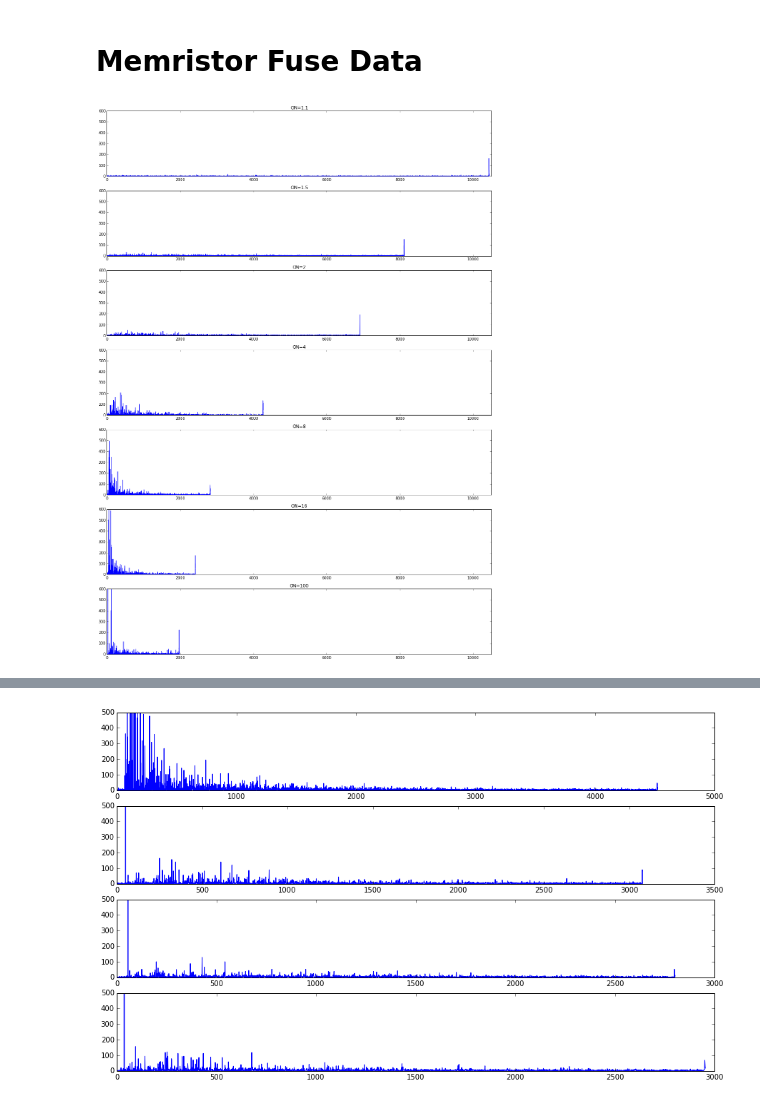
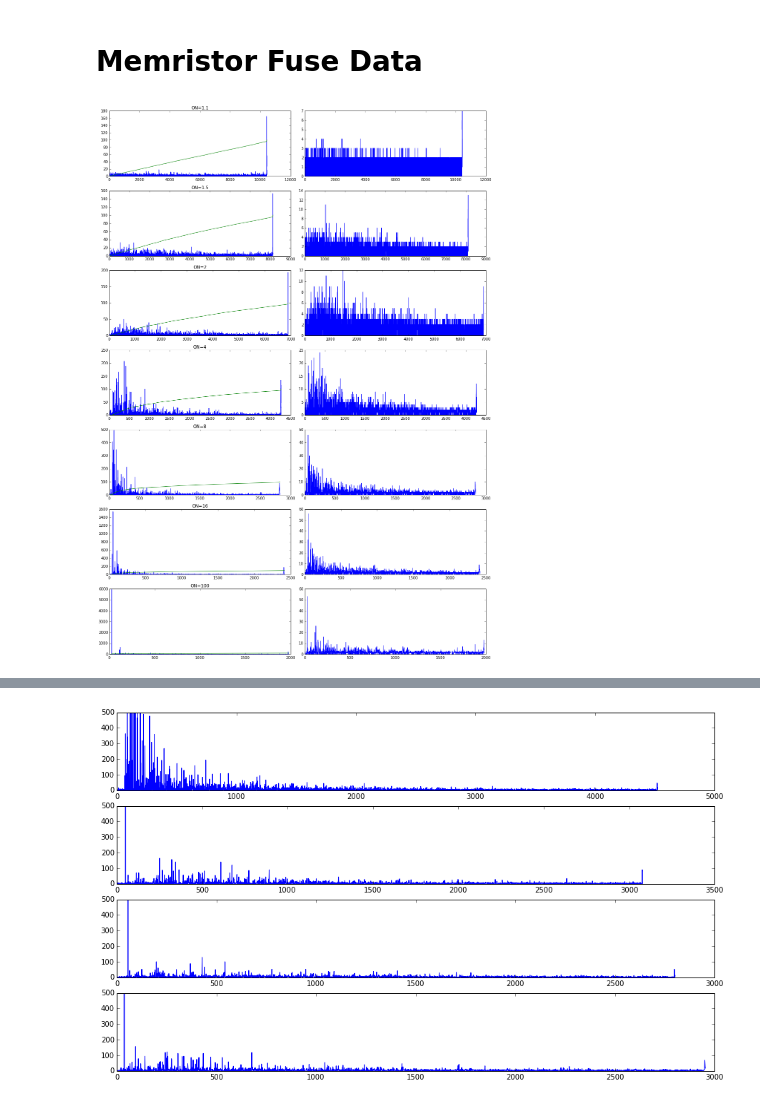
Before and after one commit to forrestsheldon/memNets, a Jupyter notebook: Memristor_Fuse_Data.ipynb, the cells around one changed output, grey strips where cells are left out. Drawn from its saved outputs; the diff is of its cells as text; code cells hidden in the pictures.

Commit message:
Working on adding step number data to Memristor_Fuse_Data

```diff
--- a/Memristor_Fuse_Data.ipynb
+++ b/Memristor_Fuse_Data.ipynb
@@ -9,39 +9,69 @@ import matplotlib.pyplot as plt
 # %%
 L128_p6_ON1_1 = np.load('memristor_fuse_data/FuseNetwork_L128_p6_ON1.1run1.npz')
 avalanches_L128_p6_ON1_1 = np.array([np.sum(i) for i in L128_p6_ON1_1['avalanches']])
+steps_L128_p6_ON1_1 = np.array([len(i) for i in L128_p6_ON1_1['avalanches']])
 L128_p6_ON1_5 = np.load('memristor_fuse_data/FuseNetwork_L128_p6_ON1.5run1.npz')
 avalanches_L128_p6_ON1_5 = np.array([np.sum(i) for i in L128_p6_ON1_5['avalanches']])
+steps_L128_p6_ON1_5 = np.array([len(i) for i in L128_p6_ON1_5['avalanches']])
 L128_p6_ON2 = np.load('memristor_fuse_data/FuseNetwork_L128_p6_ON2run1.npz')
 avalanches_L128_p6_ON2 = np.array([np.sum(i) for i in L128_p6_ON2['avalanches']])
+steps_L128_p6_ON2 = np.array([len(i) for i in L128_p6_ON2['avalanches']])
 L128_p6_ON4 = np.load('memristor_fuse_data/FuseNetwork_L128_p6_ON4run1.npz')
 avalanches_L128_p6_ON4 = np.array([np.sum(i) for i in L128_p6_ON4['avalanches']])
+steps_L128_p6_ON4 = np.array([len(i) for i in L128_p6_ON4['avalanches']])
 L128_p6_ON8 = np.load('memristor_fuse_data/FuseNetwork_L128_p6_ON8run1.npz')
 avalanches_L128_p6_ON8 = np.array([np.sum(i) for i in L128_p6_ON8['avalanches']])
+steps_L128_p6_ON8 = np.array([len(i) for i in L128_p6_ON8['avalanches']])
 L128_p6_ON16 = np.load('memristor_fuse_data/FuseNetwork_L128_p6_ON16run1.npz')
 avalanches_L128_p6_ON16 = np.array([np.sum(i) for i in L128_p6_ON16['avalanches']])
+steps_L128_p6_ON16 = np.array([len(i) for i in L128_p6_ON16['avalanches']])
 L128_p6_ON100 = np.load('memristor_fuse_data/FuseNetwork_L128_p6_ON100run1.npz')
 avalanches_L128_p6_ON100 = np.array([np.sum(i) for i in L128_p6_ON100['avalanches']])
+steps_L128_p6_ON100 = np.array([len(i) for i in L128_p6_ON100['avalanches']])
 # %%
-fig, ax = plt.subplots(7, 1, figsize=(15, 21))
-ax[0].plot(avalanches_L128_p6_ON1_1)
-ax[0].set_title('ON=1.1')
-ax[1].plot(avalanches_L128_p6_ON1_5)
-ax[1].set_title('ON=1.5')
-ax[2].plot(avalanches_L128_p6_ON2)
-ax[2].set_title('ON=2')
-ax[3].plot(avalanches_L128_p6_ON4)
-ax[3].set_title('ON=4')
-ax[4].plot(avalanches_L128_p6_ON8)
-ax[4].set_title('ON=8')
-ax[5].plot(avalanches_L128_p6_ON16)
-ax[5].set_title('ON=16')
-ax[6].plot(avalanches_L128_p6_ON100)
-ax[6].set_title('ON=100')
-for a in ax:
-    a.set_xlim(0, 10500)
-    a.set_ylim(0,600)
+fig, ax = plt.subplots(7, 2, figsize=(15, 21))
+
+ax[0,0].plot(avalanches_L128_p6_ON1_1)
+ax[0,0].plot(np.cumsum(avalanches_L128_p6_ON1_1) * 100 / np.sum(avalanches_L128_p6_ON1_1))
+ax[0,0].set_title('ON=1.1')
+ax[0,1].plot(steps_L128_p6_ON1_1)
+
+ax[1,0].plot(avalanches_L128_p6_ON1_5)
+ax[1,0].plot(np.cumsum(avalanches_L128_p6_ON1_5) * 100 / np.sum(avalanches_L128_p6_ON1_5))
+ax[1,0].set_title('ON=1.5')
+ax[1,1].plot(steps_L128_p6_ON1_5)
+
+ax[2,0].plot(avalanches_L128_p6_ON2)
+ax[2,0].plot(np.cumsum(avalanches_L128_p6_ON2) * 100 / np.sum(avalanches_L128_p6_ON2))
+ax[2,0].set_title('ON=2')
+ax[2,1].plot(steps_L128_p6_ON2)
+
+ax[3,0].plot(avalanches_L128_p6_ON4)
+ax[3,0].plot(np.cumsum(avalanches_L128_p6_ON4) * 100 / np.sum(avalanches_L128_p6_ON4))
+ax[3,0].set_title('ON=4')
+ax[3,1].plot(steps_L128_p6_ON4)
+
+ax[4,0].plot(avalanches_L128_p6_ON8)
+ax[4,0].plot(np.cumsum(avalanches_L128_p6_ON8) * 100 / np.sum(avalanches_L128_p6_ON8))
+ax[4,0].set_title('ON=8')
+ax[4,1].plot(steps_L128_p6_ON8)
+
+ax[5,0].plot(avalanches_L128_p6_ON16)
+ax[5,0].plot(np.cumsum(avalanches_L128_p6_ON16) * 100 / np.sum(avalanches_L128_p6_ON16))
+ax[5,0].set_title('ON=16')
+ax[5,1].plot(steps_L128_p6_ON16)
+
+ax[6,0].plot(avalanches_L128_p6_ON100)
+ax[6,0].plot(np.cumsum(avalanches_L128_p6_ON100) * 100 / np.sum(avalanches_L128_p6_ON100))
+ax[6,0].set_title('ON=100')
+ax[6,1].plot(steps_L128_p6_ON100)
+
+
+#for a in ax:
+#    a.set_xlim(0, 10500)
+#    a.set_ylim(0,600)
 
 fig.tight_layout()
 # %% [output]
-[figure, old version]
+[figure, new version]
 # %%
```
Also changed, not shown: parts of 3 cells of this notebook, 1 other file.
